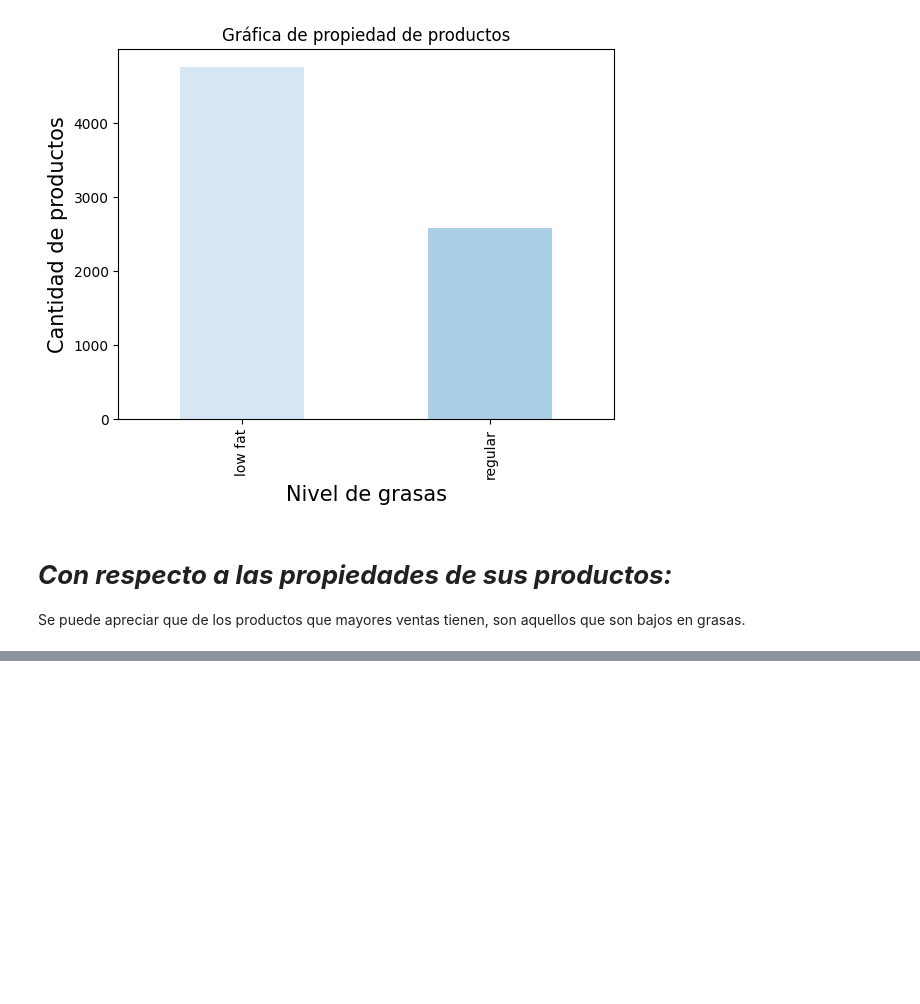
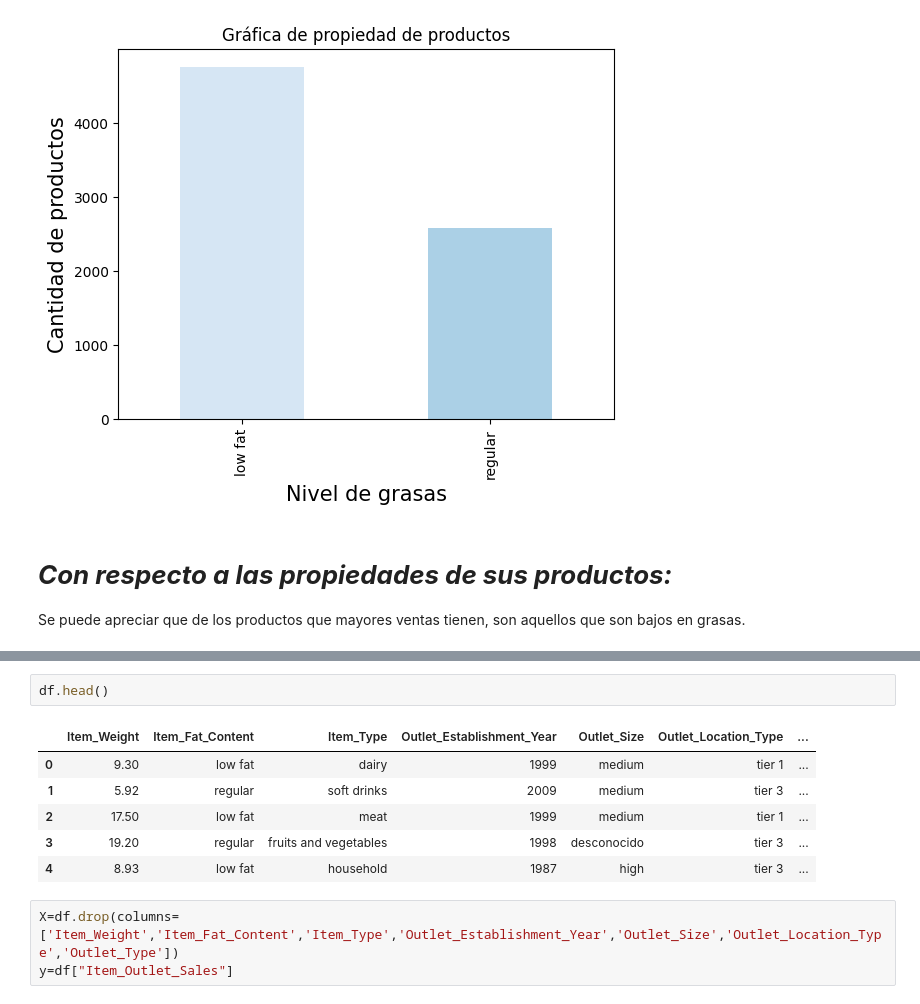
Before and after one commit to Waldir0607/predicciones-ventas-comida, a Jupyter notebook: Prediccion_ventas.ipynb, the cells around one changed output, grey strips where cells are left out. Saved outputs shown, nothing was run; the diff lists cells and outputs as text; blank space fills up the shorter version.

```diff
--- a/Prediccion_ventas.ipynb
+++ b/Prediccion_ventas.ipynb
@@ -432,0 +457,12 @@ Se puede apreciar que de los productos que mayores ventas tienen, son aquellos q
+# %%
+df.head()
+# %% [output]
+|  | Item_Weight | Item_Fat_Content | Item_Type | Outlet_Establishment_Year | Outlet_Size | Outlet_Location_Type | ... |
+| 0 | 9.30 | low fat | dairy | 1999 | medium | tier 1 | ... |
+| 1 | 5.92 | regular | soft drinks | 2009 | medium | tier 3 | ... |
+| 2 | 17.50 | low fat | meat | 1999 | medium | tier 1 | ... |
+| 3 | 19.20 | regular | fruits and vegetables | 1998 | desconocido | tier 3 | ... |
+| 4 | 8.93 | low fat | household | 1987 | high | tier 3 | ... |
+# %%
+X=df.drop(columns=['Item_Weight','Item_Fat_Content','Item_Type','Outlet_Establishment_Year','Outlet_Size','Outlet_Location_Type','Outlet_Type'])
+y=df["Item_Outlet_Sales"]
```
Also changed, not shown: parts of 28 cells of this notebook.
